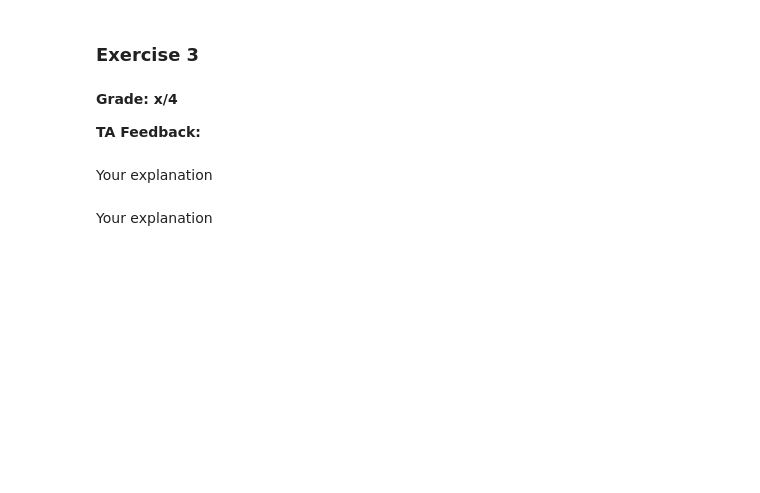
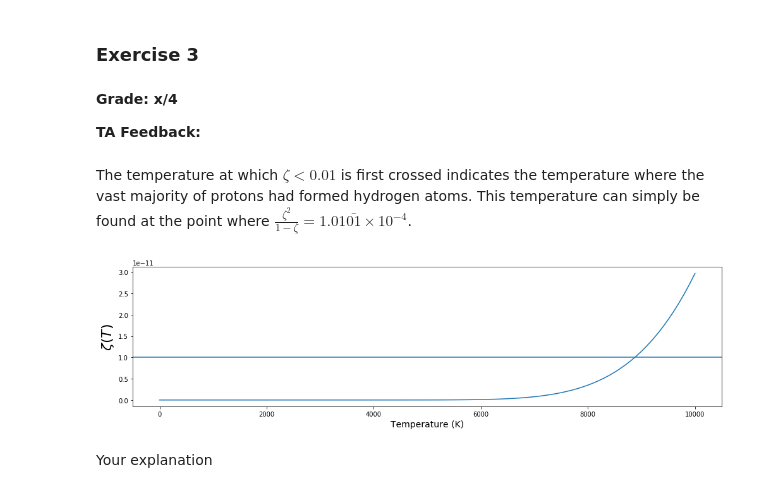
Before and after one commit to tmtenbrink/statfys, a Jupyter notebook: sf2.ipynb, the cells around one changed output. Drawn from its saved outputs; the diff is of its cells as text; code cells hidden in the pictures; blank space fills up the shorter version.

```diff
--- a/sf2.ipynb
+++ b/sf2.ipynb
@@ -66,5 +130,3 @@ Your explanation
 **Grade: x/4**
 
 **TA Feedback:**
-# %% [markdown]
-Your explanation
@@ -73,3 +133,19 @@ Your explanation
+# %% [markdown]
+The temperature at which $\zeta < 0.01$ is first crossed indicates the temperature where the vast majority of protons had formed hydrogen atoms. This temperature can simply be found at the point where $\frac{\zeta^2}{1-\zeta} = 1.01\bar{01}\times 10^{-4}$.
+# %%
+import matplotlib.pyplot as plt
+
+#for zeta << 1 we can approximate zeta(T) to be:
+zeta = np.sqrt((1/n0)*ne2_d_nH)
+
+plt, ax = plt.subplots(figsize=(14,4))
+ax.plot(T, zeta)
+ax.axhline(1e-11, 0, 10000)
+ax.set_xlabel('Temperature (K)', fontsize=14)
+ax.set_ylabel(r'$\zeta(T)$', fontsize=22) #No units
+plt.tight_layout()
+# %% [output]
+[figure, added]
 # %% [markdown]
 Your explanation
 # %% [markdown]
```
Also changed, not shown: parts of 11 cells of this notebook.
